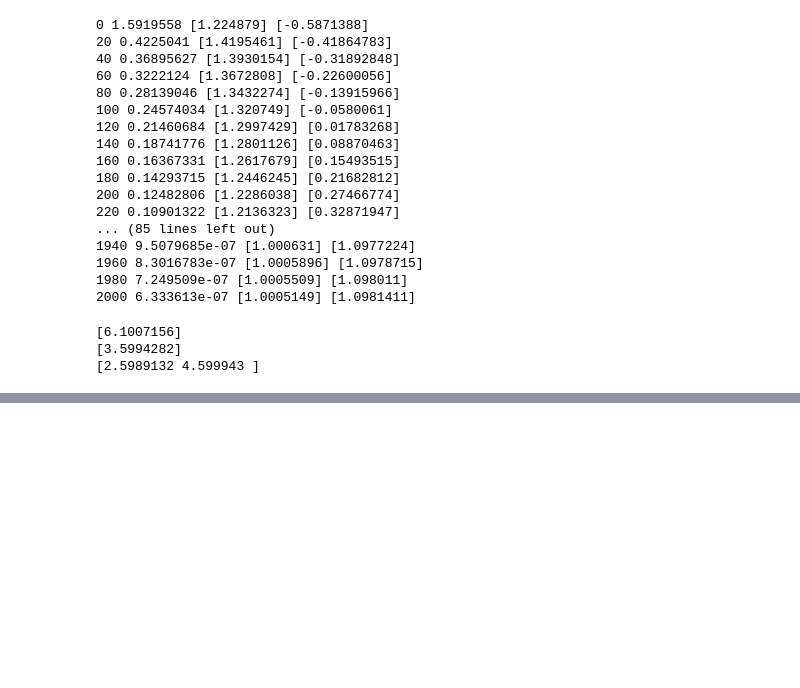
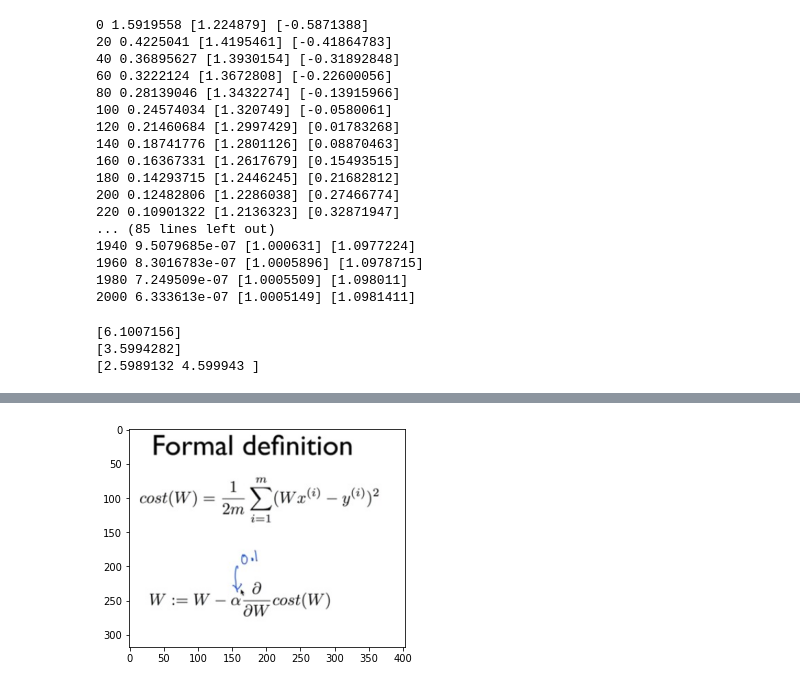
Before and after one commit to MinsuKim3095/study, a Jupyter notebook: 1.모두를_위한_딥러닝_강좌_Season_1/210202A_모두를_위한_딥러닝_강좌_Season_1.ipynb, the cells around one changed output, grey strips where cells are left out. Saved outputs shown, nothing was run; the diff lists cells and outputs as text; code cells hidden in the pictures; blank space fills up the shorter version.

```diff
--- a/1.모두를_위한_딥러닝_강좌_Season_1/210202A_모두를_위한_딥러닝_강좌_Season_1.ipynb
+++ b/1.모두를_위한_딥러닝_강좌_Season_1/210202A_모두를_위한_딥러닝_강좌_Season_1.ipynb
@@ -319,0 +400,6 @@ print(sess.run(hypothesis, feed_dict={X:[1.5, 3.5]}))
+# %%
+image4 = img.imread('./images/Linear_Regression_Hypothesis_And_Cost_4.jpg')
+plt.imshow(image4)
+plt.show()
+# %% [output]
+[figure, added]
```
Also changed, not shown: parts of 18 cells of this notebook, 7 other files.
